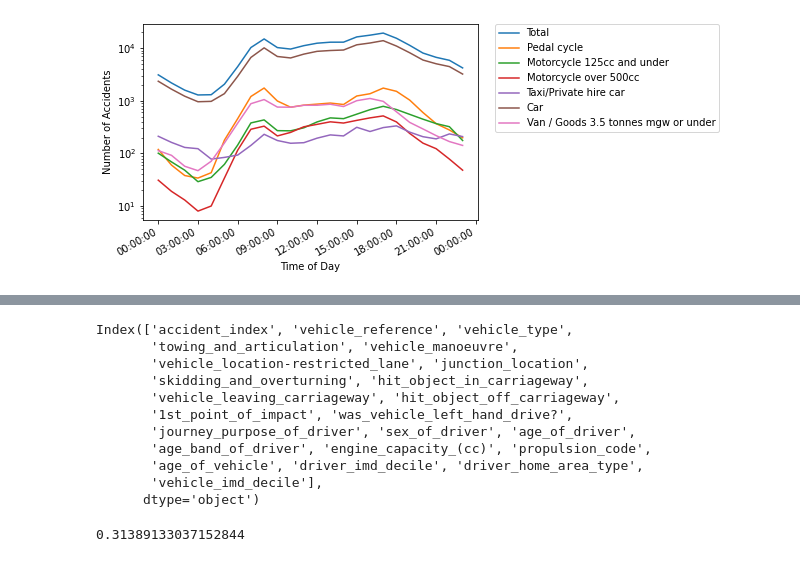
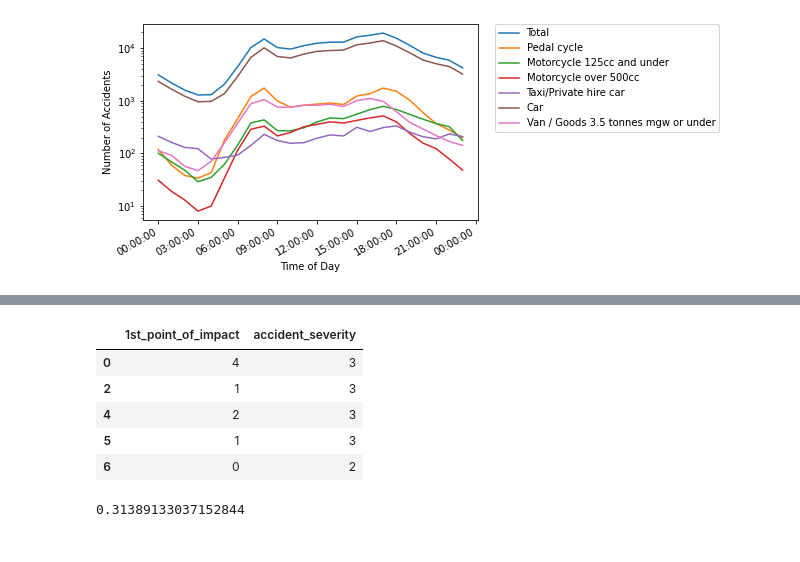
Before and after one commit to jakegodsall/road-traffic-accidents-2019, a Jupyter notebook: notebooks/EDA.ipynb, the cells around one changed output, grey strips where cells are left out. Drawn from its saved outputs; the diff is of its cells as text; code cells hidden in the pictures.

```diff
--- a/notebooks/EDA.ipynb
+++ b/notebooks/EDA.ipynb
@@ -384,24 +395,21 @@ accidents.head(5)
-# %%
-vehicles.columns
-# %% [output]
-Index(['accident_index', 'vehicle_reference', 'vehicle_type',
-       'towing_and_articulation', 'vehicle_manoeuvre',
-       'vehicle_location-restricted_lane', 'junction_location',
-       'skidding_and_overturning', 'hit_object_in_carriageway',
-       'vehicle_leaving_carriageway', 'hit_object_off_carriageway',
-       '1st_point_of_impact', 'was_vehicle_left_hand_drive?',
-       'journey_purpose_of_driver', 'sex_of_driver', 'age_of_driver',
-       'age_band_of_driver', 'engine_capacity_(cc)', 'propulsion_code',
-       'age_of_vehicle', 'driver_imd_decile', 'driver_home_area_type',
-       'vehicle_imd_decile'],
-      dtype='object')
 # %%
 impact = pd.merge(vehicles.filter(['accident_index', '1st_point_of_impact']), accidents.filter(['accident_index', 'accident_severity']), on='accident_index')
 impact = impact[impact['1st_point_of_impact'] >= 0]
 impact = impact.drop('accident_index', axis=1)
 
-data = impact.to_numpy().T
-stats.contingency.association(data, method='cramer')
+impact.head(5)
 # %% [output]
-0.31389133037152844
+|  | 1st_point_of_impact | accident_severity |
+| 0 | 4 | 3 |
+| 2 | 1 | 3 |
+| 4 | 2 | 3 |
+| 5 | 1 | 3 |
+| 6 | 0 | 2 |
+# %%
+data = impact.to_numpy().T
+
+# cramer V for point of impact and accident severity
+stats.contingency.association(data, method='cramer')
+# %% [output]
+0.31389133037152844
 # %% [markdown]
```
Also changed, not shown: parts of 19 cells of this notebook.
